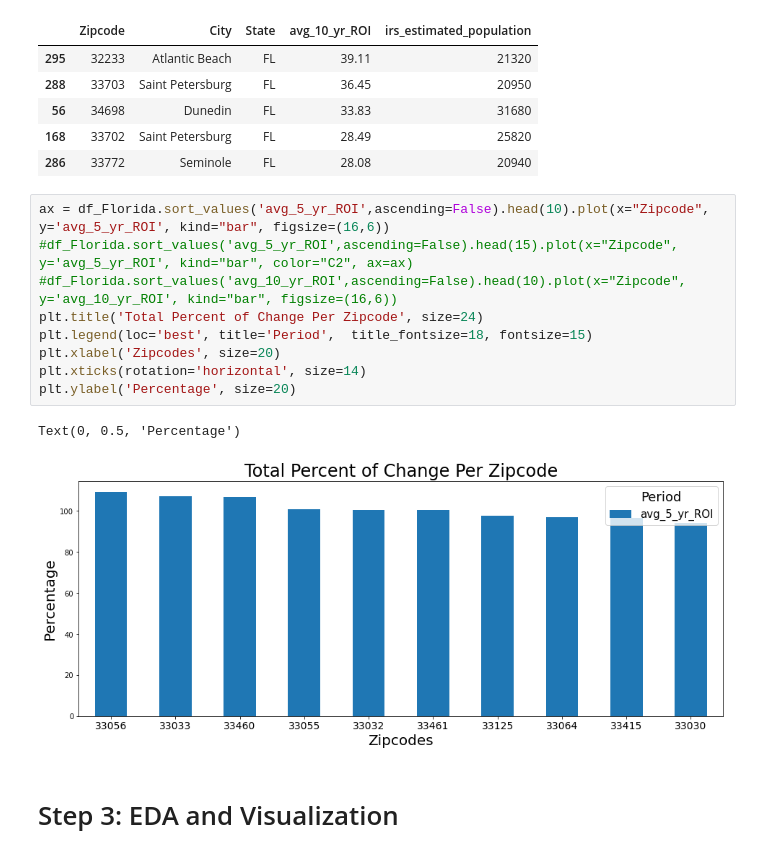
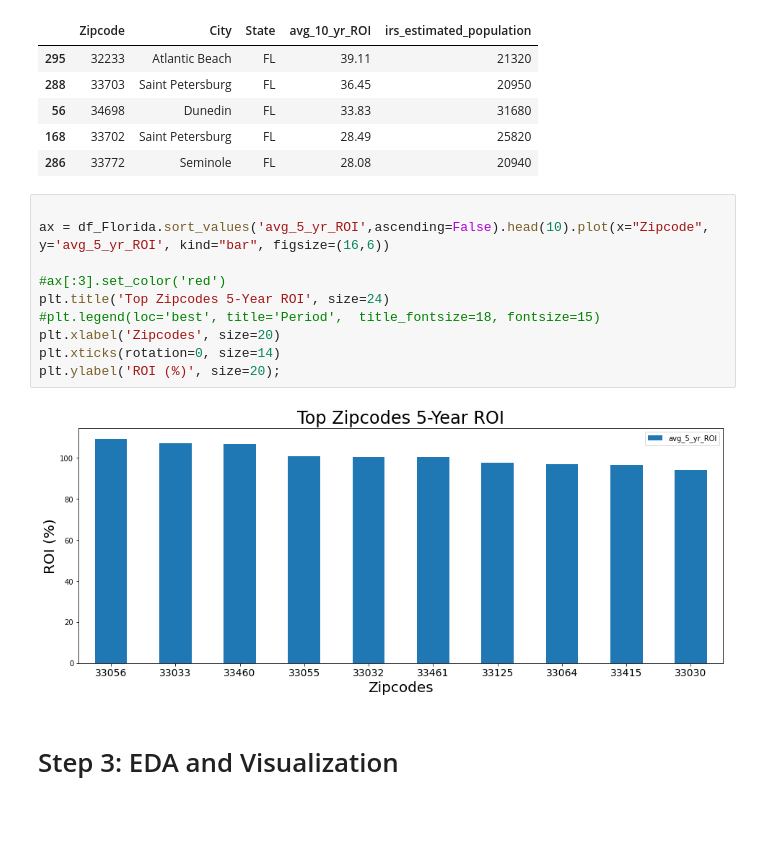
Before and after one commit to learn-co-curriculum/dsc-phase-4-choosing-a-dataset, a Jupyter notebook: time-series/starter_notebook.ipynb, the cells around one changed output. Saved outputs shown, nothing was run; the diff lists cells and outputs as text; blank space fills up the shorter version.

```diff
--- a/time-series/starter_notebook.ipynb
+++ b/time-series/starter_notebook.ipynb
@@ -413,17 +414,17 @@ df_Florida.sort_values('avg_10_yr_ROI',ascending=False).head()[['Zipcode','City'
 | 168 | 33702 | Saint Petersburg | FL | 28.49 | 25820 |
 | 286 | 33772 | Seminole | FL | 28.08 | 20940 |
 # %%
+
 ax = df_Florida.sort_values('avg_5_yr_ROI',ascending=False).head(10).plot(x="Zipcode", y='avg_5_yr_ROI', kind="bar", figsize=(16,6))
-#df_Florida.sort_values('avg_5_yr_ROI',ascending=False).head(15).plot(x="Zipcode", y='avg_5_yr_ROI', kind="bar", color="C2", ax=ax)
-#df_Florida.sort_values('avg_10_yr_ROI',ascending=False).head(10).plot(x="Zipcode", y='avg_10_yr_ROI', kind="bar", figsize=(16,6))
-plt.title('Total Percent of Change Per Zipcode', size=24)
-plt.legend(loc='best', title='Period',  title_fontsize=18, fontsize=15)
+
+#ax[:3].set_color('red')
+plt.title('Top Zipcodes 5-Year ROI', size=24)
+#plt.legend(loc='best', title='Period',  title_fontsize=18, fontsize=15)
 plt.xlabel('Zipcodes', size=20)
-plt.xticks(rotation='horizontal', size=14)
-plt.ylabel('Percentage', size=20)
+plt.xticks(rotation=0, size=14)
+plt.ylabel('ROI (%)', size=20);
 # %% [output]
-Text(0, 0.5, 'Percentage')
-[figure, old version]
+[figure, new version]
 # %% [markdown]
 # Step 3: EDA and Visualization
 # %% [markdown]
```
Also changed, not shown: parts of 28 cells of this notebook.
